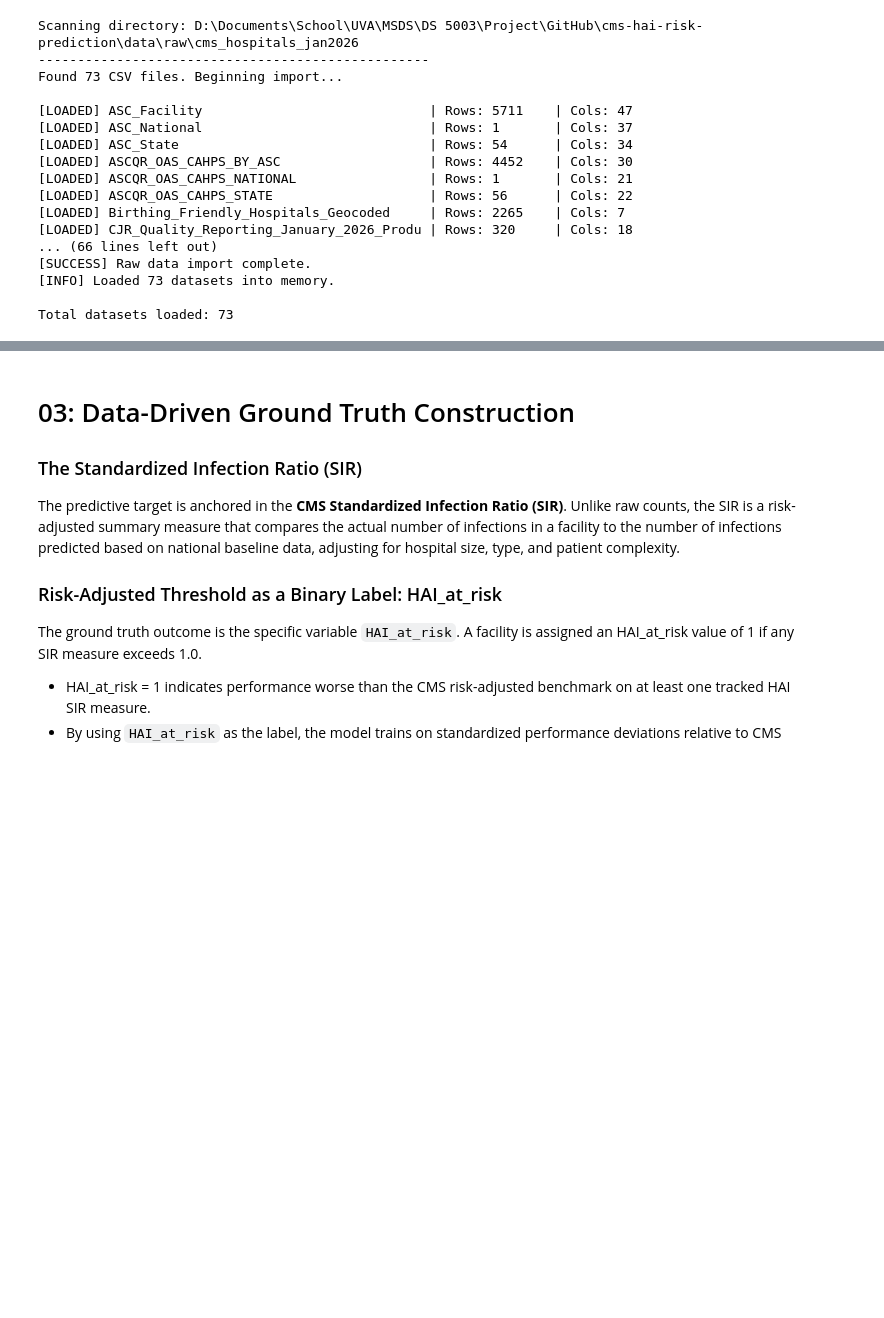
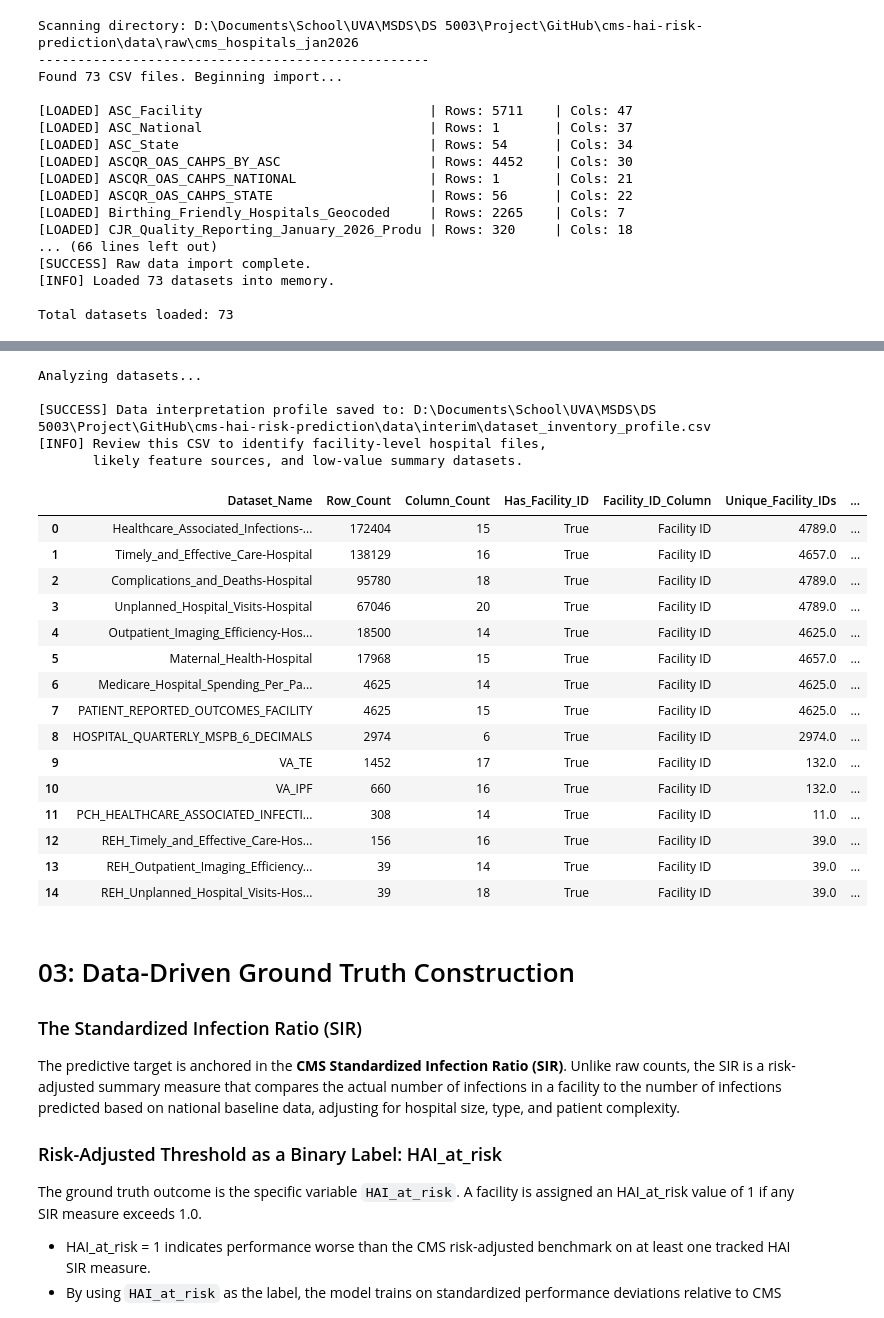
Before and after one commit to Rjashby1/cms-hai-risk-prediction, a Jupyter notebook: code/main_pipeline.ipynb, the cells around one changed output, grey strips where cells are left out. Cells and saved outputs as stored; diff of their text form; code cells hidden in the pictures; blank space fills up the shorter version.

Commit message:
Enhance data interpretation step in main pipeline notebook with detailed descriptions, improved output logging, and expanded dataset profiling for better usability and clarity.

```diff
--- a/code/main_pipeline.ipynb
+++ b/code/main_pipeline.ipynb
@@ -92,13 +97,35 @@ Profile all ingested raw datasets to evaluate row counts, memory usage, and the
 # %%
-# Import the module dynamically
 step_02 = importlib.import_module("02_data_interpretation")
+importlib.reload(step_02)
 
-# Generate the profile and output the CSV to the interim folder
+# Generate the dataset profile report
 if raw_datasets:
     data_profile = step_02.generate_data_profile(raw_datasets)
-    display(data_profile.head(10)) # Preview the top 10 largest files
+    display(data_profile.head(15))
 else:
     print("No data available to profile.")
+# %% [output]
+Analyzing datasets...
+
+[SUCCESS] Data interpretation profile saved to: D:\Documents\School\UVA\MSDS\DS 5003\Project\GitHub\cms-hai-risk-prediction\data\interim\dataset_inventory_profile.csv
+[INFO] Review this CSV to identify facility-level hospital files,
+       likely feature sources, and low-value summary datasets.
+|  | Dataset_Name | Row_Count | Column_Count | Has_Facility_ID | Facility_ID_Column | Unique_Facility_IDs | ... |
+| 0 | Healthcare_Associated_Infections-... | 172404 | 15 | True | Facility ID | 4789.0 | ... |
+| 1 | Timely_and_Effective_Care-Hospital | 138129 | 16 | True | Facility ID | 4657.0 | ... |
+| 2 | Complications_and_Deaths-Hospital | 95780 | 18 | True | Facility ID | 4789.0 | ... |
+| 3 | Unplanned_Hospital_Visits-Hospital | 67046 | 20 | True | Facility ID | 4789.0 | ... |
+| 4 | Outpatient_Imaging_Efficiency-Hos... | 18500 | 14 | True | Facility ID | 4625.0 | ... |
+| 5 | Maternal_Health-Hospital | 17968 | 15 | True | Facility ID | 4657.0 | ... |
+| 6 | Medicare_Hospital_Spending_Per_Pa... | 4625 | 14 | True | Facility ID | 4625.0 | ... |
+| 7 | PATIENT_REPORTED_OUTCOMES_FACILITY | 4625 | 15 | True | Facility ID | 4625.0 | ... |
+| 8 | HOSPITAL_QUARTERLY_MSPB_6_DECIMALS | 2974 | 6 | True | Facility ID | 2974.0 | ... |
+| 9 | VA_TE | 1452 | 17 | True | Facility ID | 132.0 | ... |
+| 10 | VA_IPF | 660 | 16 | True | Facility ID | 132.0 | ... |
+| 11 | PCH_HEALTHCARE_ASSOCIATED_INFECTI... | 308 | 14 | True | Facility ID | 11.0 | ... |
+| 12 | REH_Timely_and_Effective_Care-Hos... | 156 | 16 | True | Facility ID | 39.0 | ... |
+| 13 | REH_Outpatient_Imaging_Efficiency... | 39 | 14 | True | Facility ID | 39.0 | ... |
+| 14 | REH_Unplanned_Hospital_Visits-Hos... | 39 | 18 | True | Facility ID | 39.0 | ... |
 # %% [markdown]
 # 03: Data-Driven Ground Truth Construction
 
```
Also changed, not shown: parts of 1 cell of this notebook, 1 other file.
